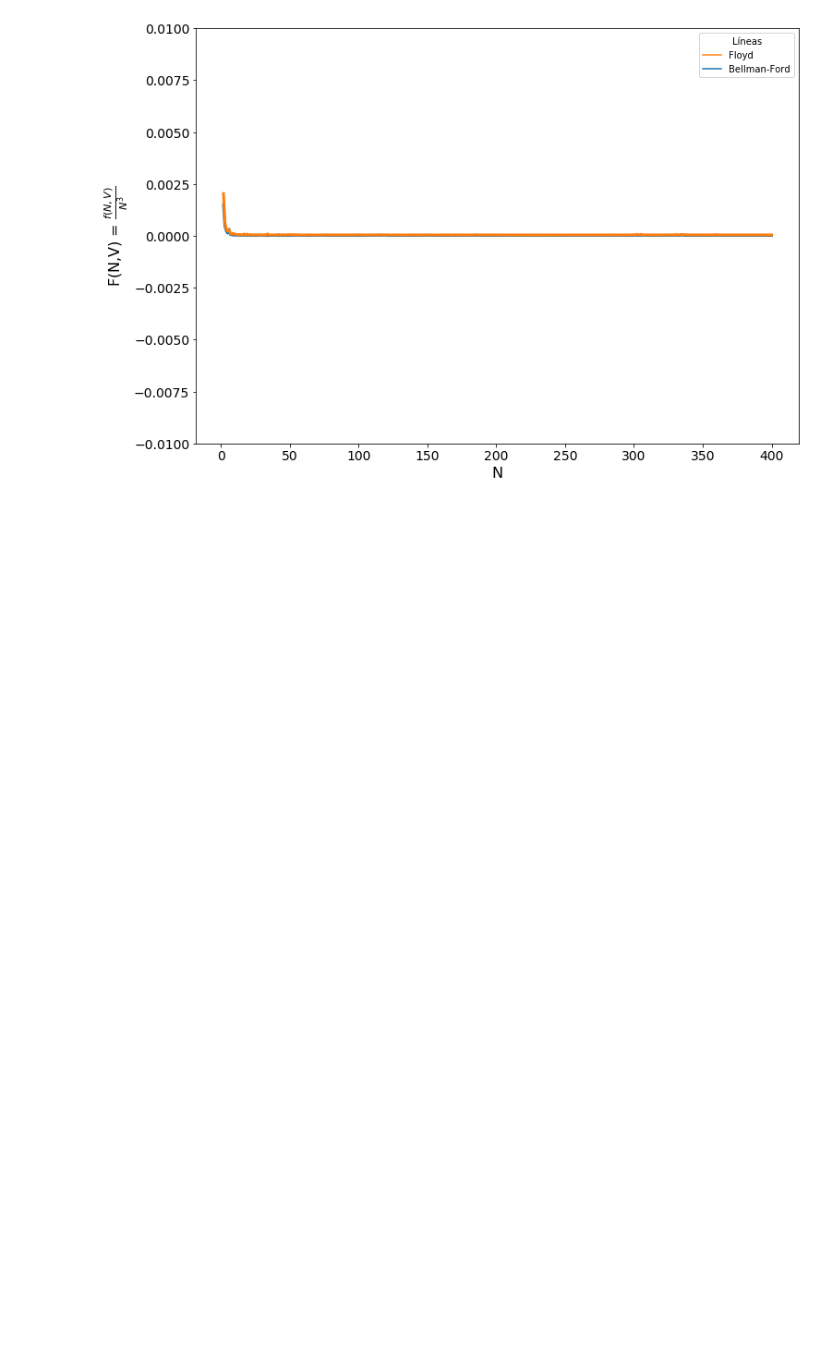
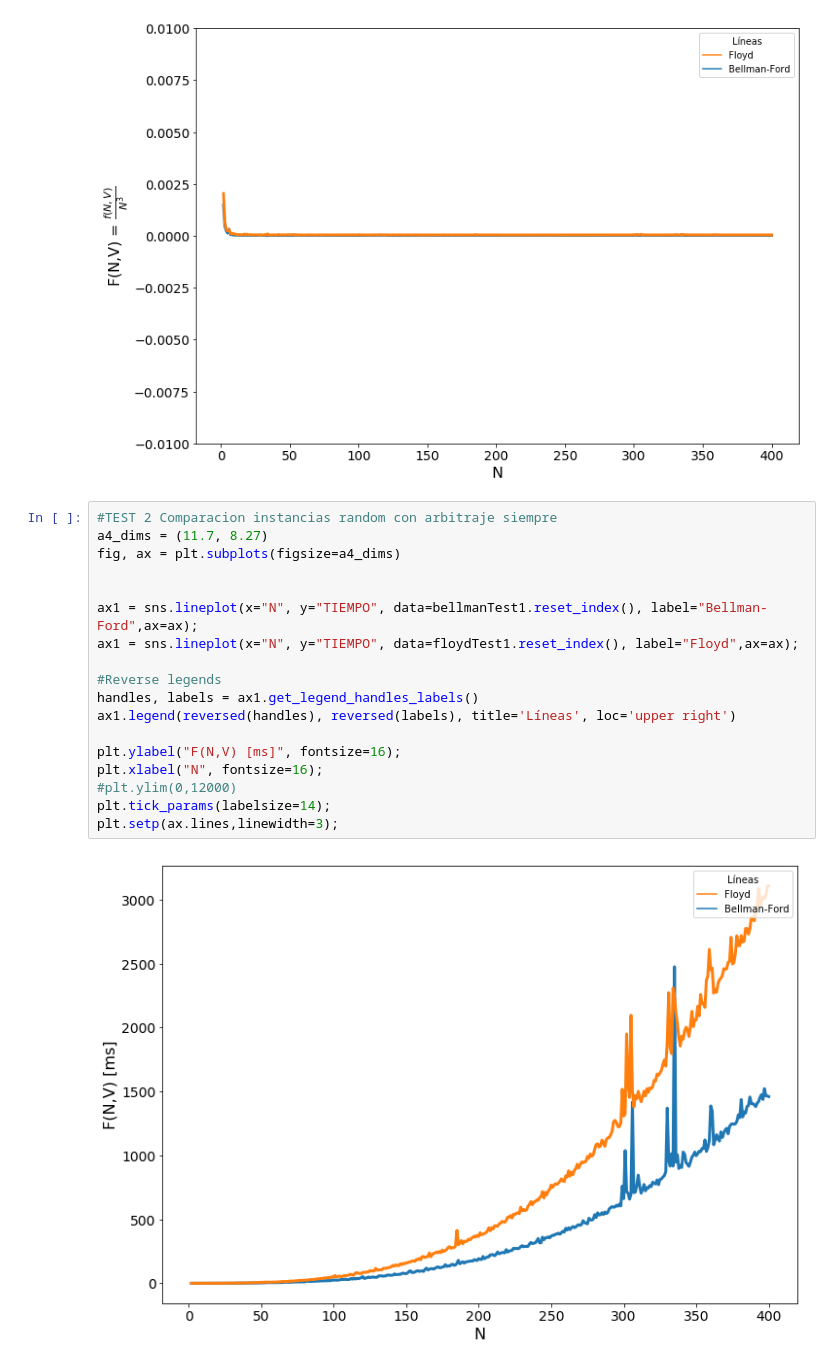
Before and after one commit to asdolo/algo3-tp2, a Jupyter notebook: output/arbitraje/graficos.ipynb, the cells around one changed output. Drawn from its saved outputs; the diff is of its cells as text; blank space fills up the shorter version.

```diff
--- a/output/arbitraje/graficos.ipynb
+++ b/output/arbitraje/graficos.ipynb
@@ -30,3 +30,23 @@ plt.setp(ax.lines,linewidth=3)
 # %% [output]
 [None, None]
 [figure]
+# %%
+#TEST 2 Comparacion instancias random con arbitraje siempre
+a4_dims = (11.7, 8.27)
+fig, ax = plt.subplots(figsize=a4_dims)
+
+
+ax1 = sns.lineplot(x="N", y="TIEMPO", data=bellmanTest1.reset_index(), label="Bellman-Ford",ax=ax);
+ax1 = sns.lineplot(x="N", y="TIEMPO", data=floydTest1.reset_index(), label="Floyd",ax=ax);
+
+#Reverse legends
+handles, labels = ax1.get_legend_handles_labels()
+ax1.legend(reversed(handles), reversed(labels), title='Líneas', loc='upper right')
+
+plt.ylabel("F(N,V) [ms]", fontsize=16);
+plt.xlabel("N", fontsize=16);
+#plt.ylim(0,12000)
+plt.tick_params(labelsize=14);
+plt.setp(ax.lines,linewidth=3);
+# %% [output]
+[figure, added]
```
Also changed, not shown: 5 other files.
